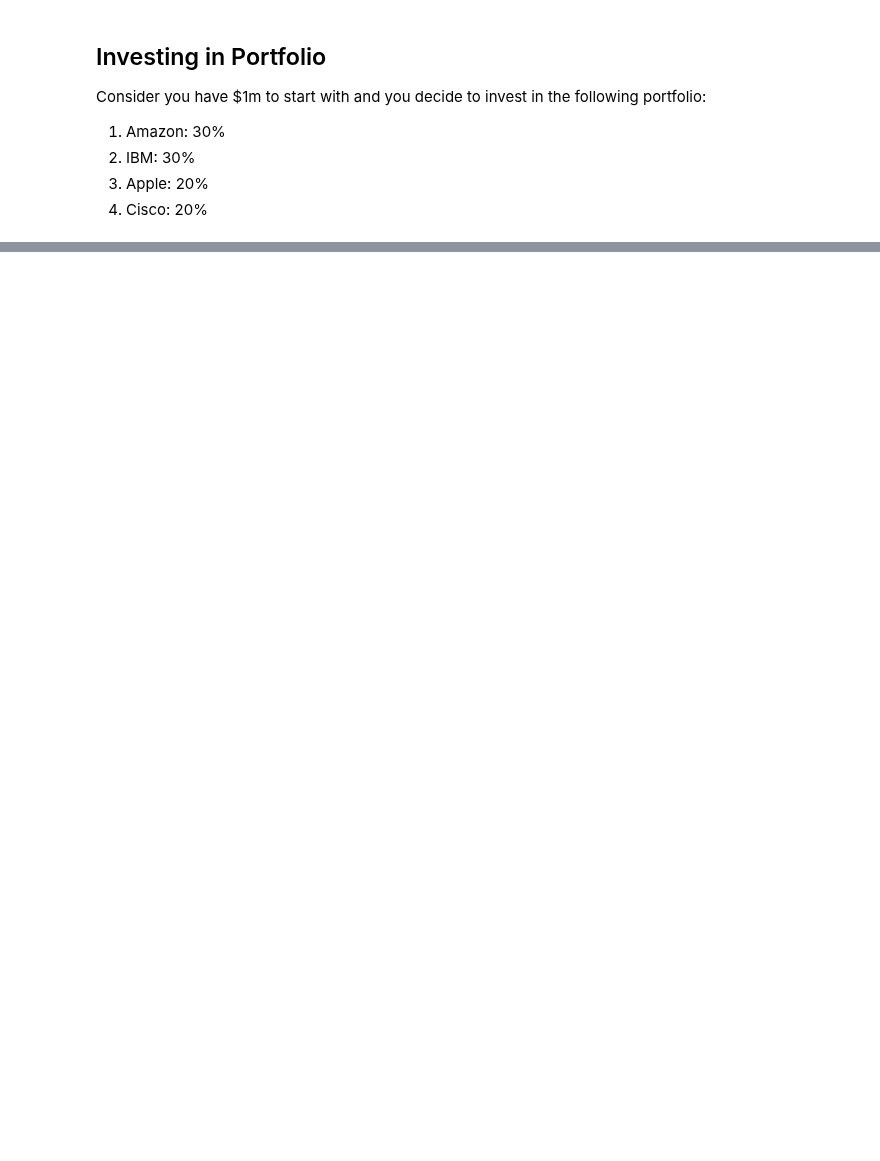
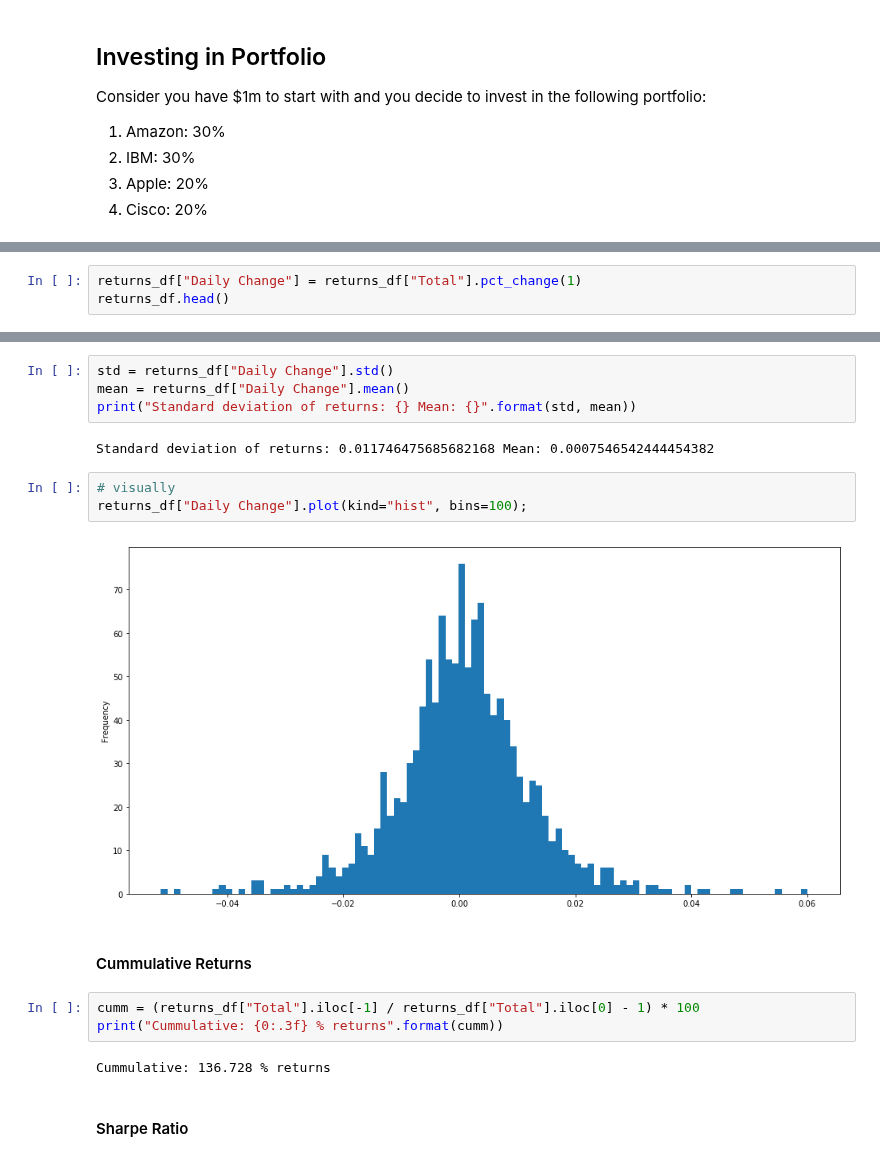
Before and after one commit to maykulkarni/algo_trading, a Jupyter notebook: 5. Finance Fundamentals.ipynb, the cells around one changed output, grey strips where cells are left out. Cells and saved outputs as stored; diff of their text form; blank space fills up the shorter version.

```diff
--- a/5. Finance Fundamentals.ipynb
+++ b/5. Finance Fundamentals.ipynb
@@ -94,0 +135,3 @@ Consider you have $1m to start with and you decide to invest in the following po
+# %%
+returns_df["Daily Change"] = returns_df["Total"].pct_change(1)
+returns_df.head()
@@ -94,0 +146,20 @@ Consider you have $1m to start with and you decide to invest in the following po
+# %%
+std = returns_df["Daily Change"].std()
+mean = returns_df["Daily Change"].mean()
+print("Standard deviation of returns: {} Mean: {}".format(std, mean))
+# %% [output]
+Standard deviation of returns: 0.011746475685682168 Mean: 0.0007546542444454382
+# %%
+# visually
+returns_df["Daily Change"].plot(kind="hist", bins=100);
+# %% [output]
+[figure, added]
+# %% [markdown]
+#### Cummulative Returns
+# %%
+cumm = (returns_df["Total"].iloc[-1] / returns_df["Total"].iloc[0] - 1) * 100
+print("Cummulative: {0:.3f} % returns".format(cumm))
+# %% [output]
+Cummulative: 136.728 % returns
+# %% [markdown]
+#### Sharpe Ratio
```
Also changed, not shown: parts of 15 cells of this notebook, 1 other file.
